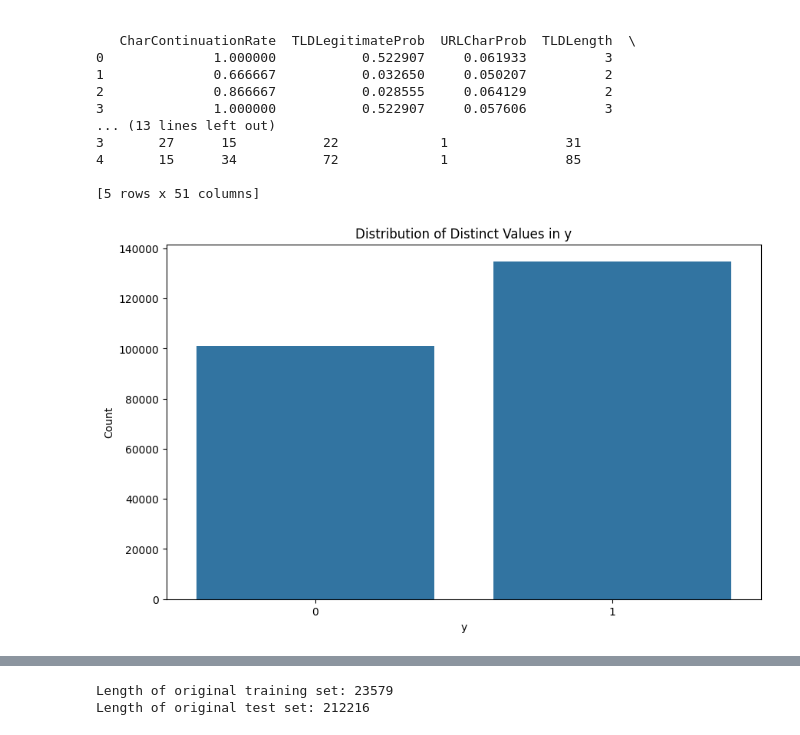
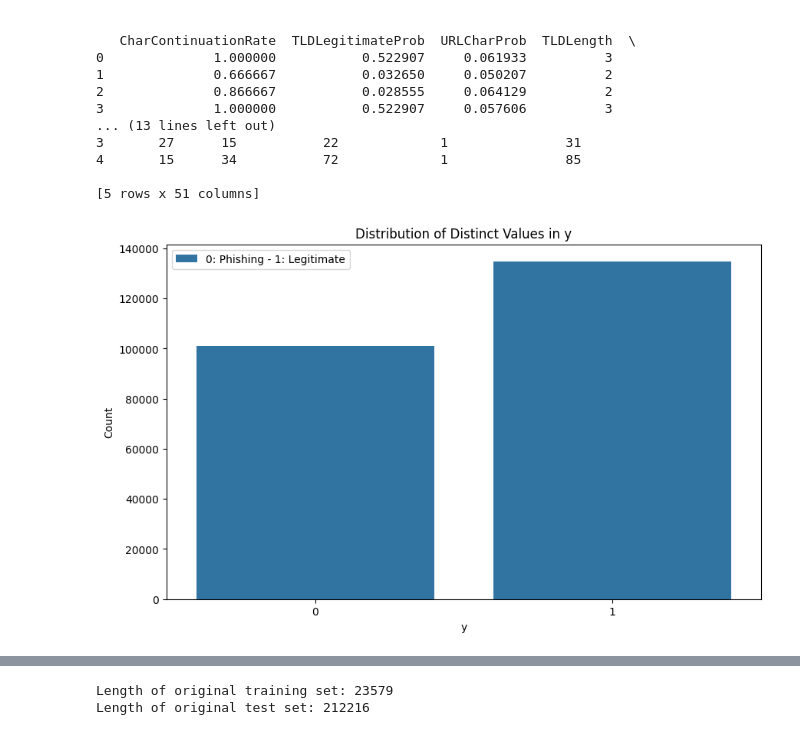
Before and after one commit to madalinaionela/Cybersecurity, a Jupyter notebook: cybersecurity_project_datasets.ipynb, the cells around one changed output, grey strips where cells are left out. Drawn from its saved outputs; the diff is of its cells as text; code cells hidden in the pictures.

Commit message:
Data exploration

```diff
--- a/cybersecurity_project_datasets.ipynb
+++ b/cybersecurity_project_datasets.ipynb
@@ -67,10 +67,10 @@ The general approach used to mimick the attacks follows the main steps described
 !pip install ucimlrepo
 from ucimlrepo import fetch_ucirepo
 # %%
-phishing_websites_2 = fetch_ucirepo(id=967)
+phishing_websites = fetch_ucirepo(id=967)
 
-X = phishing_websites_2.data.features
-y = phishing_websites_2.data.targets
+X = phishing_websites.data.features
+y = phishing_websites.data.targets
 
 print(X.head())
 # %% [output]
@@ -148,12 +148,13 @@ print(X.head())
 
 [5 rows x 51 columns]
 # %%
-# Plot the distribution of distinct values for the target (y) variable
+# Plot the distribution of the target variable
 plt.figure(figsize=(10, 6))
 sns.countplot(x=y['label'])
 plt.title('Distribution of Distinct Values in y')
 plt.xlabel('y')
 plt.ylabel('Count')
+plt.legend(['0: Phishing - 1: Legitimate'])
 plt.show()
 # %% [output]
-[figure, old version]
+[figure, new version]
```
Also changed, not shown: parts of 8 cells of this notebook.
